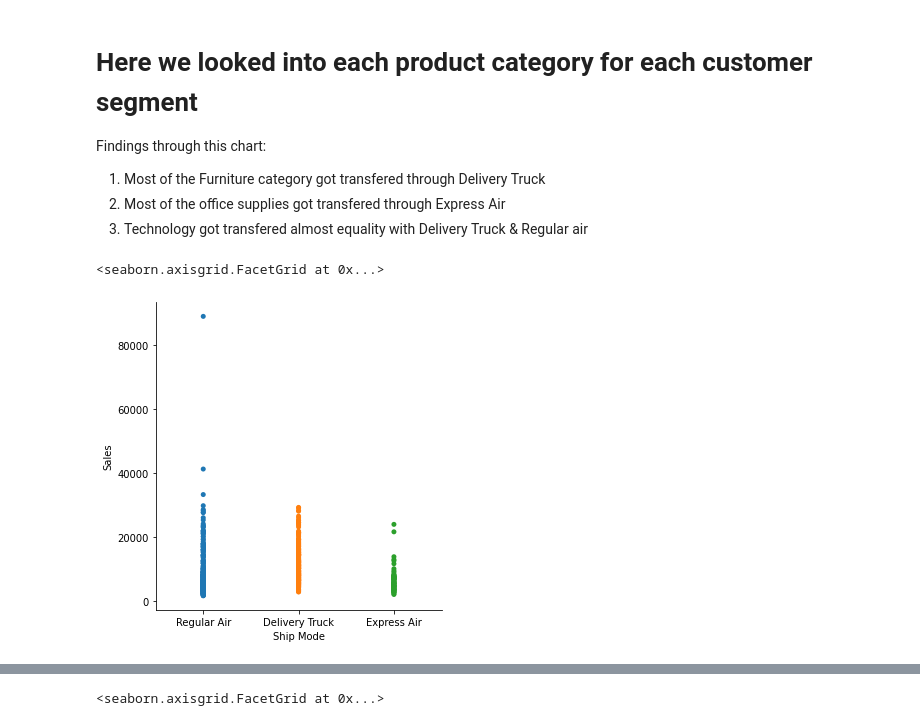
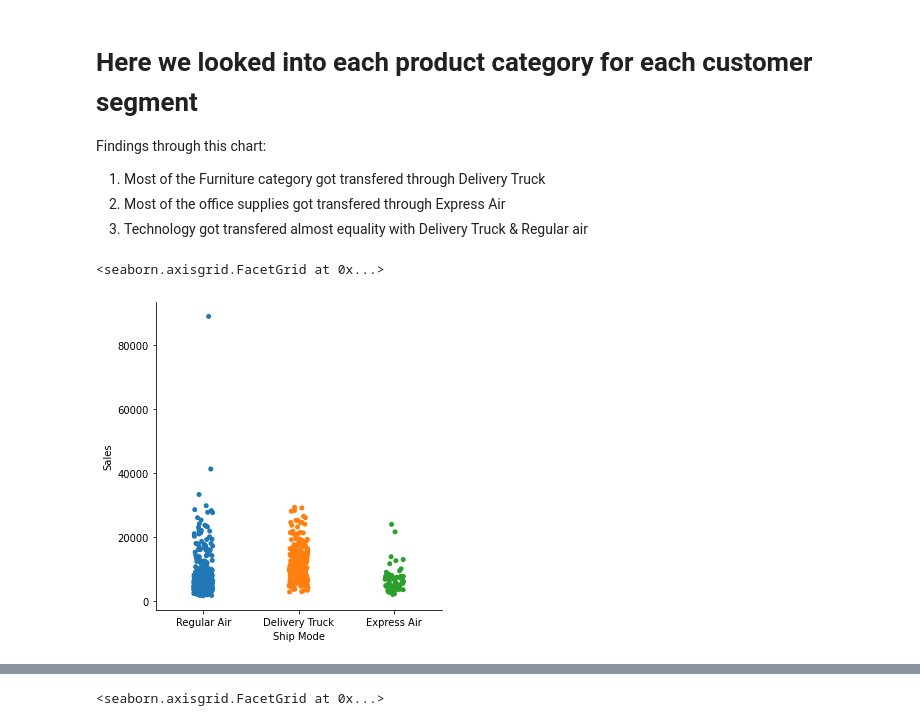
Before and after one commit to tonmoyazad/Data-Science, a Jupyter notebook: Sales Data Vizualization.ipynb, the cells around one changed output, grey strips where cells are left out. Cells and saved outputs as stored; diff of their text form; code cells hidden in the pictures.

```diff
--- a/Sales Data Vizualization.ipynb
+++ b/Sales Data Vizualization.ipynb
@@ -44,7 +44,7 @@ Findings through this chart:
 2. Most of the office supplies got transfered through Express Air
 3. Technology got transfered almost equality with Delivery Truck & Regular air
 # %%
-sns.catplot(x='Ship Mode', y='Sales',data=df.query('Profit>1000'),jitter=False)
+sns.catplot(x='Ship Mode', y='Sales',data=df.query('Profit>1000'),jitter=True)
 # %% [output]
 <seaborn.axisgrid.FacetGrid at 0x...>
-[figure, old version]
+[figure, new version]
```
Also changed, not shown: parts of 3 cells of this notebook, 1 other file.
